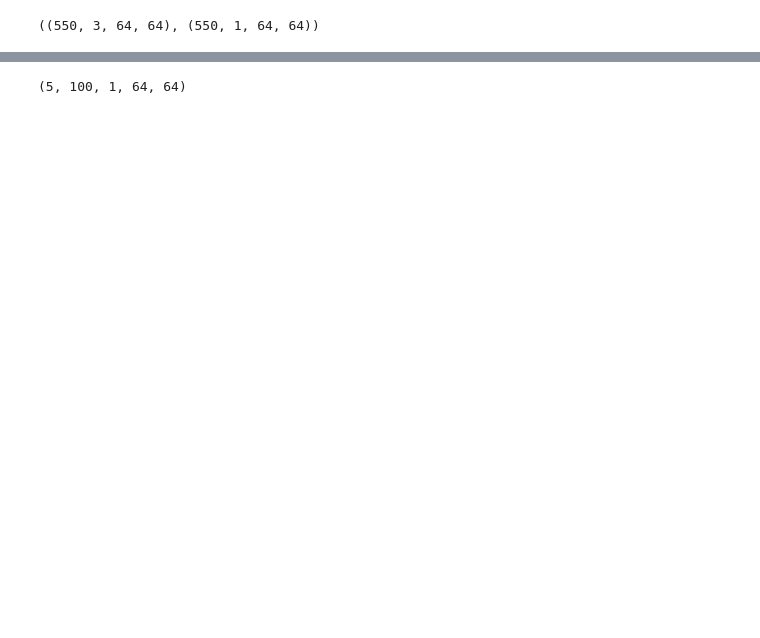
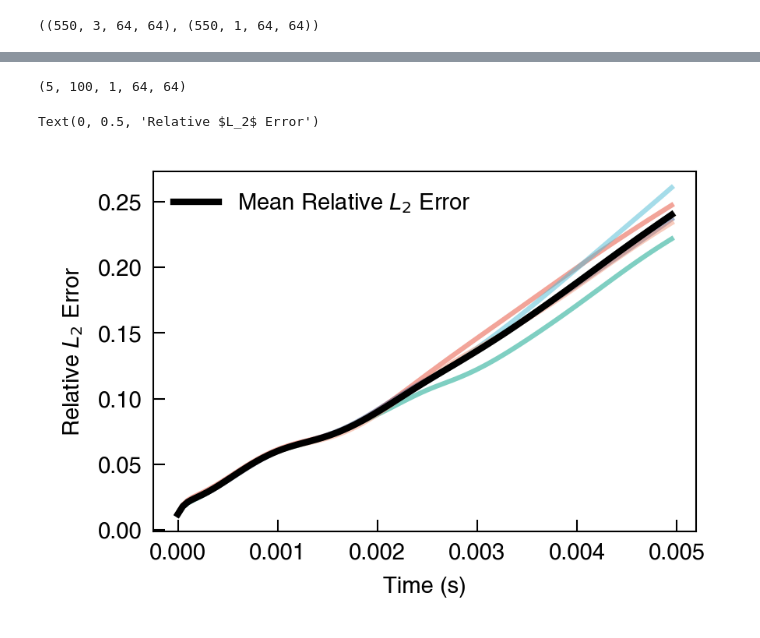
Before and after one commit to NanxiiChen/PF-PINO, a Jupyter notebook: spinodal_decomp/eval.ipynb, the cells around one changed output, grey strips where cells are left out. Drawn from its saved outputs; the diff is of its cells as text; code cells hidden in the pictures; blank space fills up the shorter version.

```diff
--- a/spinodal_decomp/eval.ipynb
+++ b/spinodal_decomp/eval.ipynb
@@ -248,4 +252,23 @@ for i in range(num_tests):
-# %%
-y_test.shape
-# %% [output]
-(5, 100, 1, 64, 64)
+# %%
+y_test.shape
+# %% [output]
+(5, 100, 1, 64, 64)
+# %%
+# step-wise error
+
+
+fig, ax = plt.subplots(1, 1, figsize=(3, 2))
+time_points = jnp.arange(steps) * dt * configs.Tc
+for i in range(y_test.shape[0]):
+    step_pred = u_preds[i, :, 0, :, :]
+    step_true = y_test[i, :, 0, :, :]
+    step_error = jnp.linalg.norm(step_true - step_pred, axis=(-1,-2)) / jnp.linalg.norm(step_true, axis=(-1,-2))
+    ax.plot(time_points, step_error, alpha=0.5)
+mean_error = jnp.mean(jnp.linalg.norm(y_test - u_preds, axis=(-1,-2)) / jnp.linalg.norm(y_test, axis=(-1,-2)), axis=0)
+ax.plot(time_points, mean_error, color='black', linewidth=2, label='Mean Relative $L_2$ Error')
+ax.legend()
+ax.set_xlabel("Time (s)")
+ax.set_ylabel("Relative $L_2$ Error")
+# %% [output]
+Text(0, 0.5, 'Relative $L_2$ Error')
+[figure, added]
```
Also changed, not shown: parts of 8 cells of this notebook, 16 other files.
